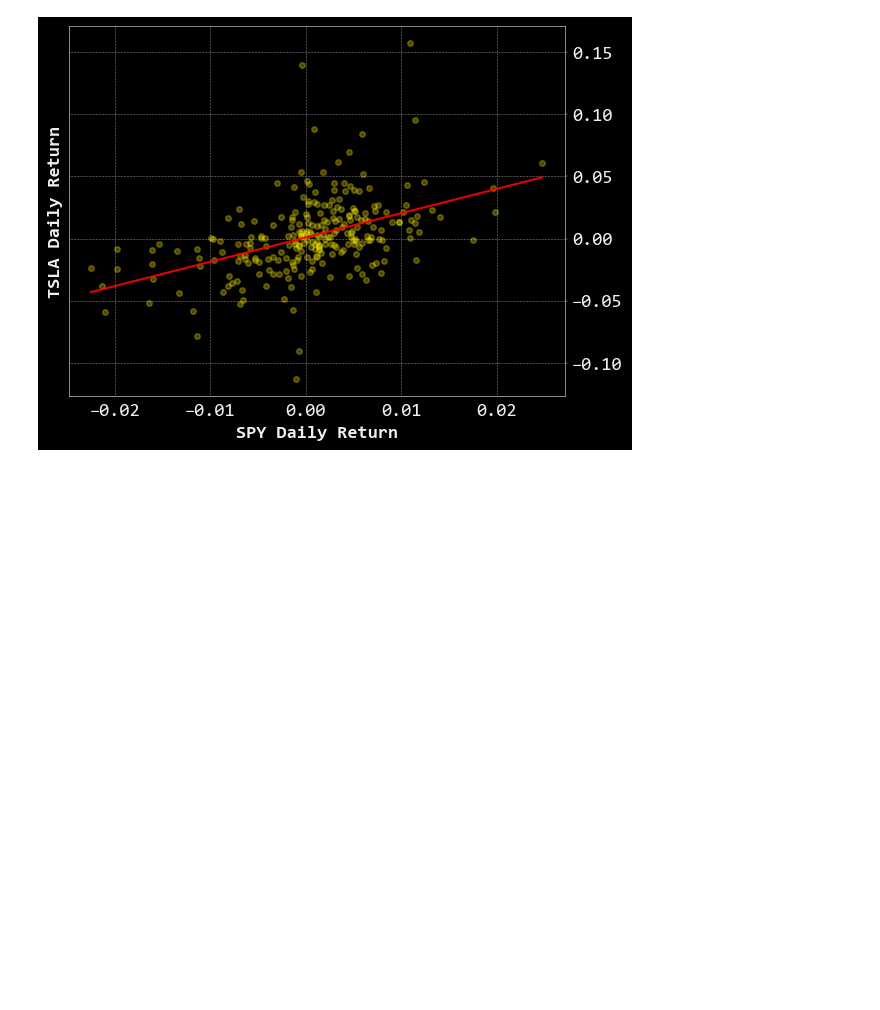
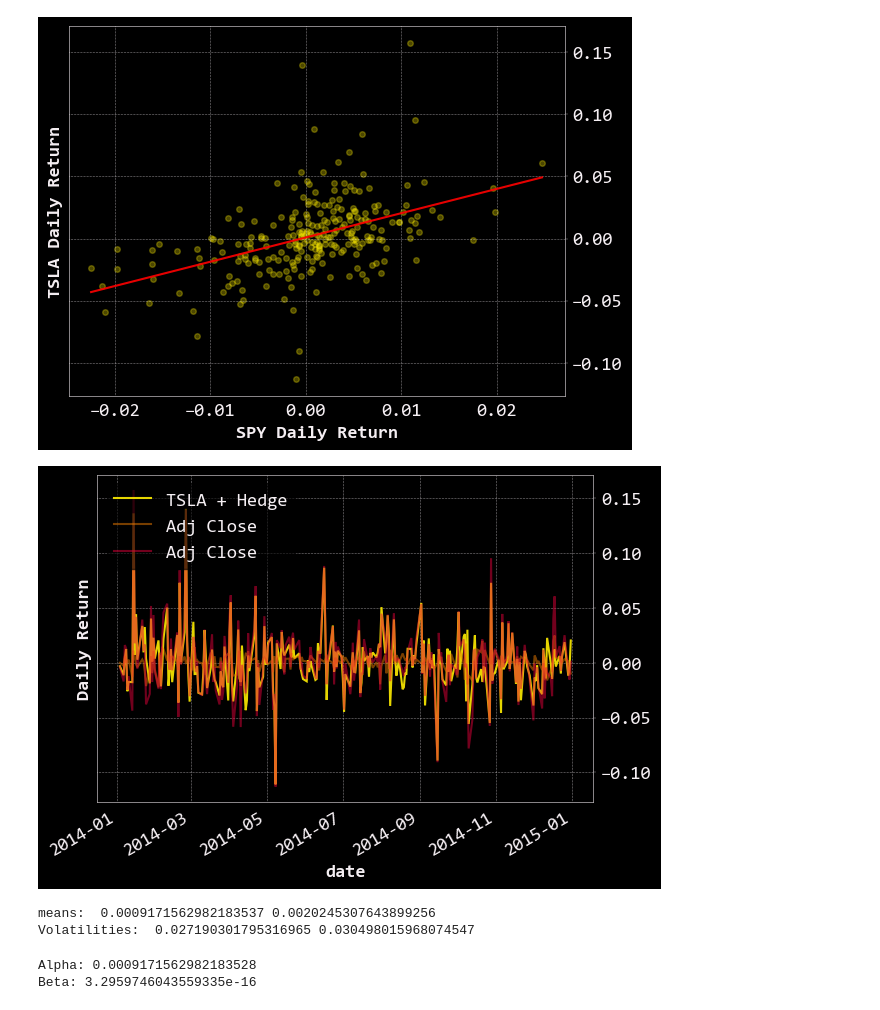
Before and after one commit to ramiiial/quant_projects, a Jupyter notebook: PortfolioMGMT/BetaHedge.ipynb, the cells around one changed output. Drawn from its saved outputs; the diff is of its cells as text; code cells hidden in the pictures; blank space fills up the shorter version.

Commit message:
Finished BetaHedge Project

```diff
--- a/PortfolioMGMT/BetaHedge.ipynb
+++ b/PortfolioMGMT/BetaHedge.ipynb
@@ -72,0 +77,10 @@ plt.plot(X2,Y_hat, 'r', alpha = 0.9);
+# %%
+# Because you’re only interested in exposure to the returns
+# generated by owning TSLA, hedge the beta.
+# Hedging beta will result in a portfolio with returns close to 0
+# because alpha is close to 0
+# The first step is to construct a beta-hedged portfolio.
+
+# Constructs a Beta-Hedged Portfolio
+portfolio = -1 * beta * benchmark_returns + asset_returns
+portfolio.name = "TSLA + Hedge"
@@ -72,0 +93,24 @@ plt.plot(X2,Y_hat, 'r', alpha = 0.9);
+# %%
+# PLots the returns of the portfolio on top of the asset itself.
+portfolio.plot(alpha = 0.9)
+benchmark_returns.plot(alpha = 0.5)
+asset_returns.plot(alpha = 0.5)
+plt.ylabel("Daily Return")
+plt.legend();
+# %% [output]
+[figure, added]
+# %%
+# Prints Mean and the Volatilites (Standard Deviations) of the respective portfolios
+print("means: ", portfolio.mean(), asset_returns.mean())
+print("Volatilities: ", portfolio.std(), asset_returns.std())
+# %% [output]
+means:  0.0009171562982183537 0.0020245307643899256
+Volatilities:  0.027190301795316965 0.030498015968074547
+# %%
+P = portfolio.values
+alpha, beta = linreg(X, P)
+print('Alpha: ' + str(alpha))
+print('Beta: ' + str(beta))
+# %% [output]
+Alpha: 0.0009171562982183528
+Beta: 3.2959746043559335e-16
```
Also changed, not shown: parts of 2 cells of this notebook.
